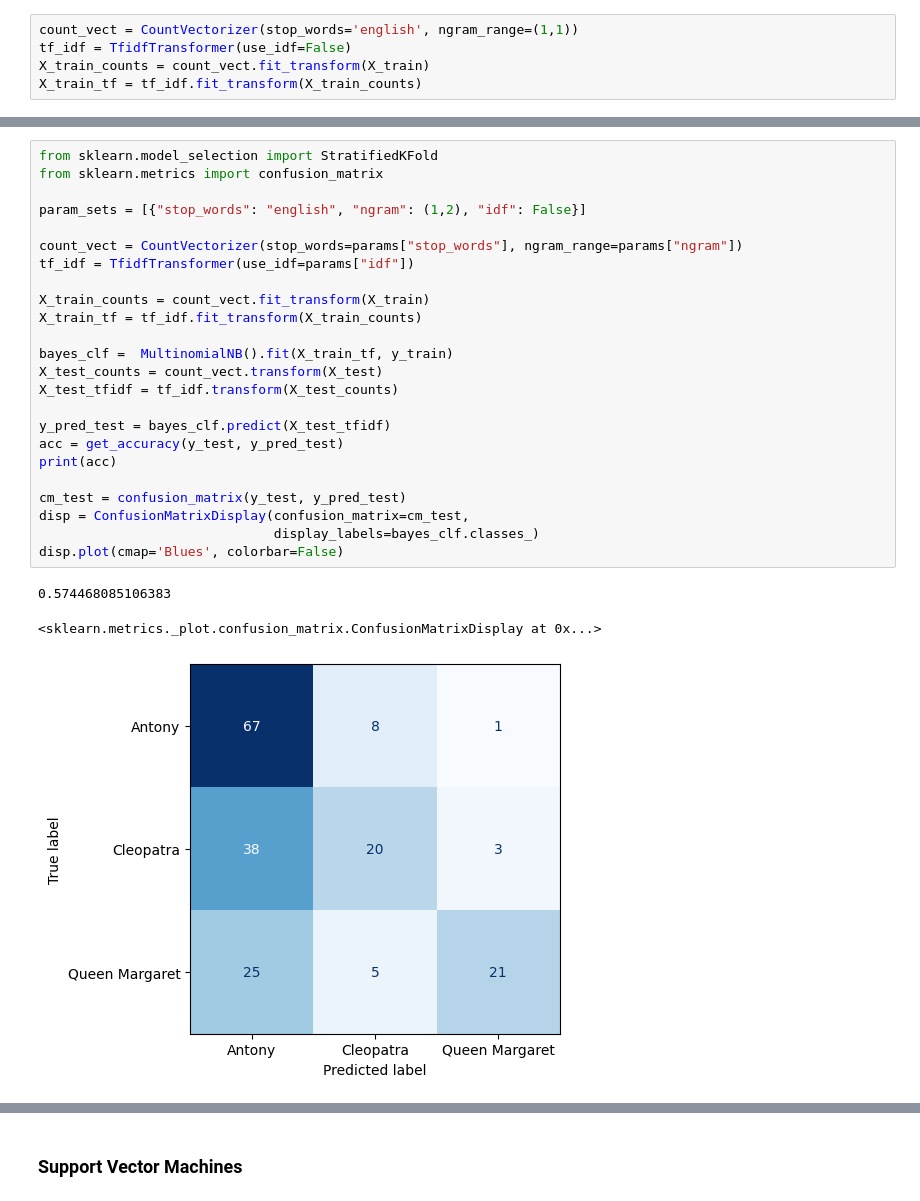
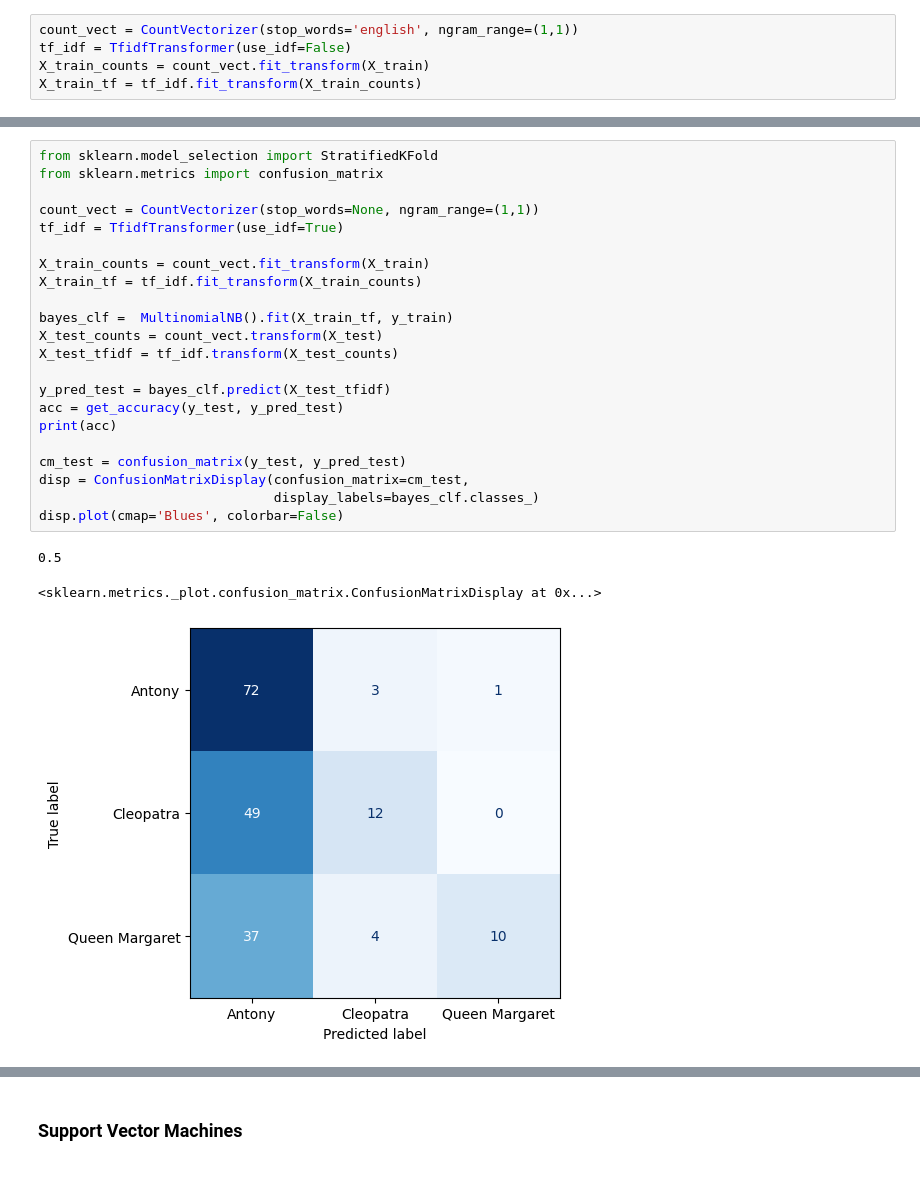
Before and after one commit to MariaEugenia/IntroCD, a Jupyter notebook: Tarea_2/shakespeare_tarea_2.ipynb, the cells around one changed output, grey strips where cells are left out. Drawn from its saved outputs; the diff is of its cells as text.

```diff
--- a/Tarea_2/shakespeare_tarea_2.ipynb
+++ b/Tarea_2/shakespeare_tarea_2.ipynb
@@ -626,31 +754,29 @@ disp.plot(cmap='Blues', colorbar=False)
 # %%
 from sklearn.model_selection import StratifiedKFold
 from sklearn.metrics import confusion_matrix
 
-param_sets = [{"stop_words": "english", "ngram": (1,2), "idf": False}]
-
-count_vect = CountVectorizer(stop_words=params["stop_words"], ngram_range=params["ngram"])
-tf_idf = TfidfTransformer(use_idf=params["idf"])
+count_vect = CountVectorizer(stop_words=None, ngram_range=(1,1))
+tf_idf = TfidfTransformer(use_idf=True)
 
 X_train_counts = count_vect.fit_transform(X_train)
 X_train_tf = tf_idf.fit_transform(X_train_counts)
 
 bayes_clf =  MultinomialNB().fit(X_train_tf, y_train)
 X_test_counts = count_vect.transform(X_test)
 X_test_tfidf = tf_idf.transform(X_test_counts)
 
 y_pred_test = bayes_clf.predict(X_test_tfidf)
 acc = get_accuracy(y_test, y_pred_test)
 print(acc)
 
 cm_test = confusion_matrix(y_test, y_pred_test)
 disp = ConfusionMatrixDisplay(confusion_matrix=cm_test,
                               display_labels=bayes_clf.classes_)
 disp.plot(cmap='Blues', colorbar=False)
 # %% [output]
-0.574468085106383
+0.5
 <sklearn.metrics._plot.confusion_matrix.ConfusionMatrixDisplay at 0x...>
-[figure, old version]
+[figure, new version]
 # %%
 from sklearn.model_selection import StratifiedKFold
 from sklearn.metrics import confusion_matrix
```
Also changed, not shown: parts of 27 cells of this notebook, 2 other files.
